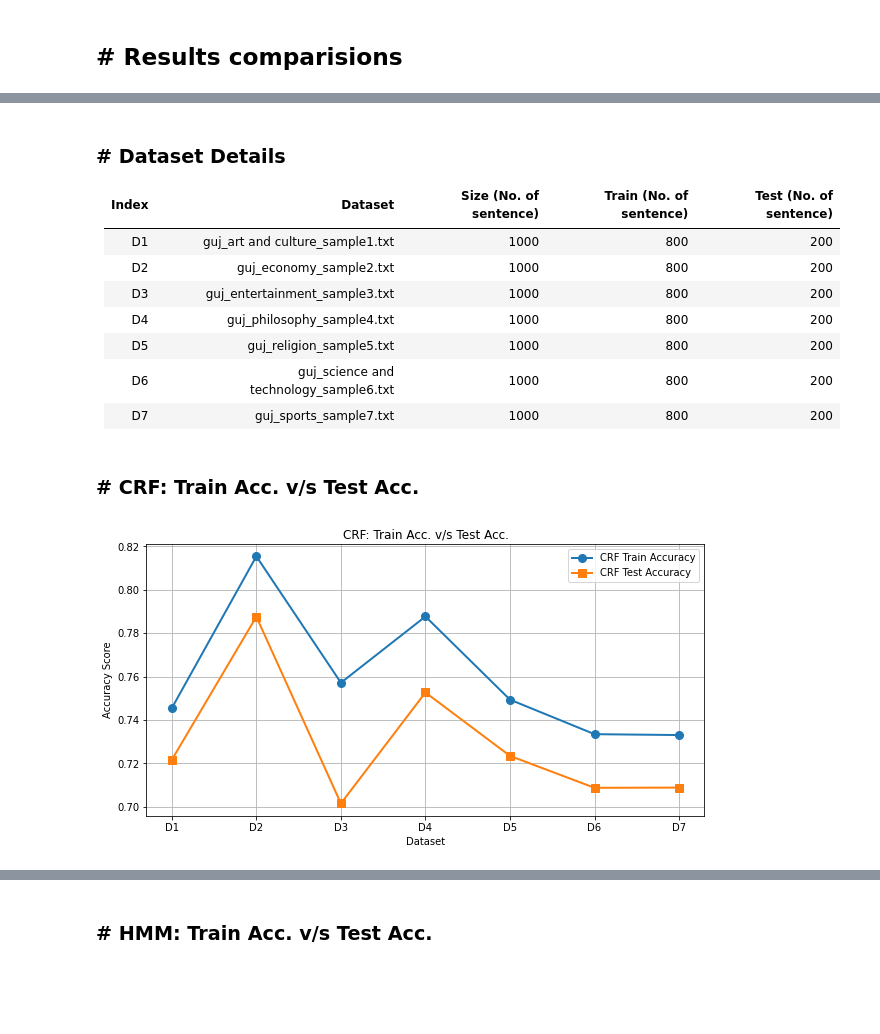
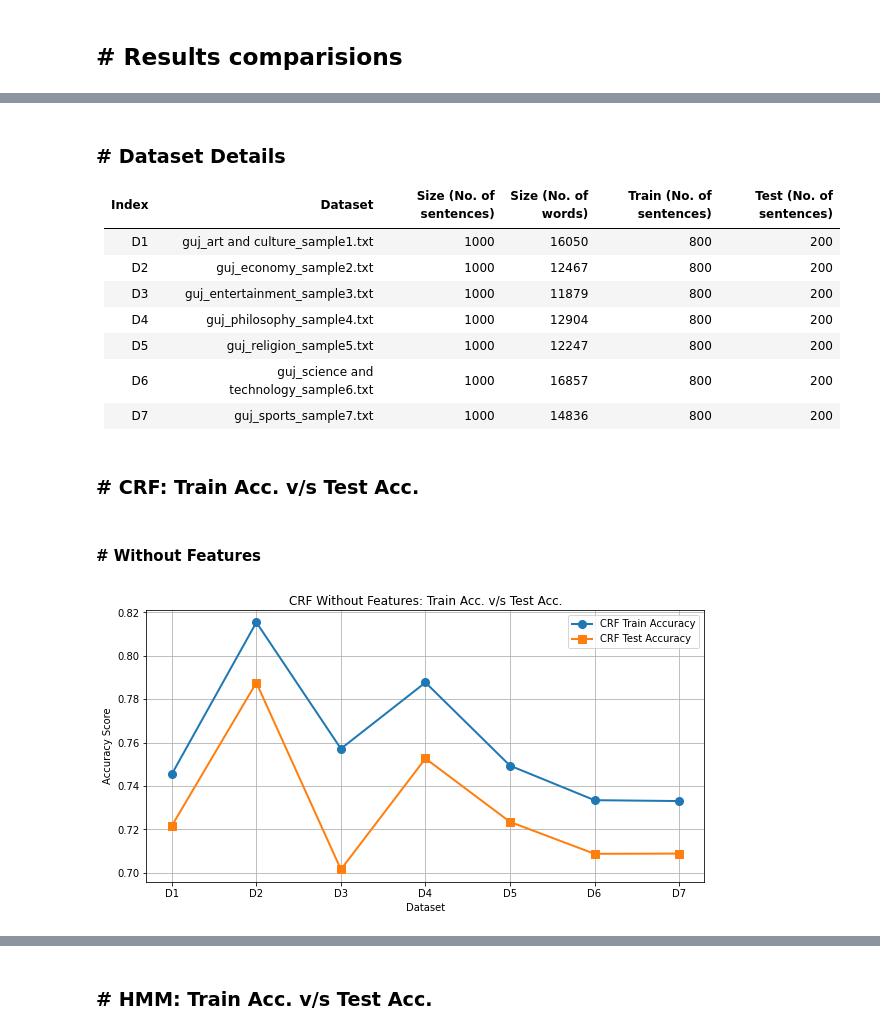
Before and after one commit to gusai184/POS-Tagger, a Jupyter notebook: POS_tagger_CRF.ipynb, the cells around one changed output, grey strips where cells are left out. Saved outputs shown, nothing was run; the diff lists cells and outputs as text; code cells hidden in the pictures; blank space fills up the shorter version.

```diff
--- a/POS_tagger_CRF.ipynb
+++ b/POS_tagger_CRF.ipynb
@@ -131,34 +169,39 @@ accuracy score : 0.7876
 | guj_sports_sample7.txt | 0.9753 | 0.7824 |
 # %% [markdown]
 ### # Dataset Details
-| Index | Dataset | Size (No. of sentence) | Train (No. of sentence) | Test (No. of sentence) |
-| --- | --- | --- | --- | --- |
-| D1 | guj_art and culture_sample1.txt | 1000 | 800 | 200 |
-| D2 | guj_economy_sample2.txt | 1000 | 800 | 200 |
-| D3 | guj_entertainment_sample3.txt | 1000 | 800 | 200 |
-| D4 | guj_philosophy_sample4.txt | 1000 | 800 | 200 |
-| D5 | guj_religion_sample5.txt | 1000 | 800 | 200 |
-| D6 | guj_science and technology_sample6.txt | 1000 | 800 | 200 |
-| D7 | guj_sports_sample7.txt | 1000 | 800 | 200 |
+| Index | Dataset | Size (No. of sentences) |  Size (No. of words) | Train (No. of sentences) | Test (No. of sentences) |
+| --- | --- | --- | --- | --- | --- |
+| D1 | guj_art and culture_sample1.txt | 1000 | 16050 | 800 | 200 |
+| D2 | guj_economy_sample2.txt | 1000 | 12467 | 800 | 200 |
+| D3 | guj_entertainment_sample3.txt | 1000 | 11879 | 800 | 200 |
+| D4 | guj_philosophy_sample4.txt | 1000 | 12904 | 800 | 200 |
+| D5 | guj_religion_sample5.txt | 1000 | 12247 | 800 | 200 |
+| D6 | guj_science and technology_sample6.txt | 1000 | 16857 | 800 | 200 |
+| D7 | guj_sports_sample7.txt | 1000 | 14836 | 800 | 200 |
 # %%
 dataset = ["D1", "D2", "D3", "D4", "D5", "D6", "D7"]
 
-train_acc_crf = [0.7455, 0.8154, 0.7572, 0.7877, 0.7494, 0.7335, 0.7331]
-test_acc_crf = [0.7217, 0.7876, 0.7016, 0.7527, 0.7235, 0.7088, 0.7089]
+train_acc_crf_wof = [0.7455, 0.8154, 0.7572, 0.7877, 0.7494, 0.7335, 0.7331]
+test_acc_crf_wof = [0.7217, 0.7876, 0.7016, 0.7527, 0.7235, 0.7088, 0.7089]
+
+train_acc_crf_wf = [0.9995, 0.9996, 0.9996, 0.9997, 0.9992, 0.9998, 0.9991]
+test_acc_crf_wf = [0.8962, 0.9502, 0.8841, 0.9141, 0.8747, 0.9093, 0.9064]
 
 train_acc_hmm = [0.9801, 0.9884, 0.9716, 0.9866, 0.9770, 0.9810, 0.9753]
 test_acc_hmm = [0.7413, 0.9061, 0.7680, 0.8674, 0.7100, 0.8532, 0.7824]
 # %% [markdown]
 ### # CRF: Train Acc. v/s Test Acc.
+# %% [markdown]
+#### # Without Features
 # %%
 plt.figure(figsize=(10, 5))
-plt.plot(dataset, train_acc_crf, label = "CRF Train Accuracy", linewidth = 2, marker = 'o', markersize = 8)
-plt.plot(dataset, test_acc_crf, label = "CRF Test Accuracy", linewidth = 2, marker = 's', markersize = 8)
-plt.title('CRF: Train Acc. v/s Test Acc.')
+plt.plot(dataset, train_acc_crf_wof, label = "CRF Train Accuracy", linewidth = 2, marker = 'o', markersize = 8)
+plt.plot(dataset, test_acc_crf_wof, label = "CRF Test Accuracy", linewidth = 2, marker = 's', markersize = 8)
+plt.title('CRF Without Features: Train Acc. v/s Test Acc.')
 plt.xlabel("Dataset")
 plt.ylabel("Accuracy Score")
 plt.legend()
 plt.grid()
 plt.show()
 # %% [output]
-[figure, old version]
+[figure, new version]
```
Also changed, not shown: parts of 12 cells of this notebook.
